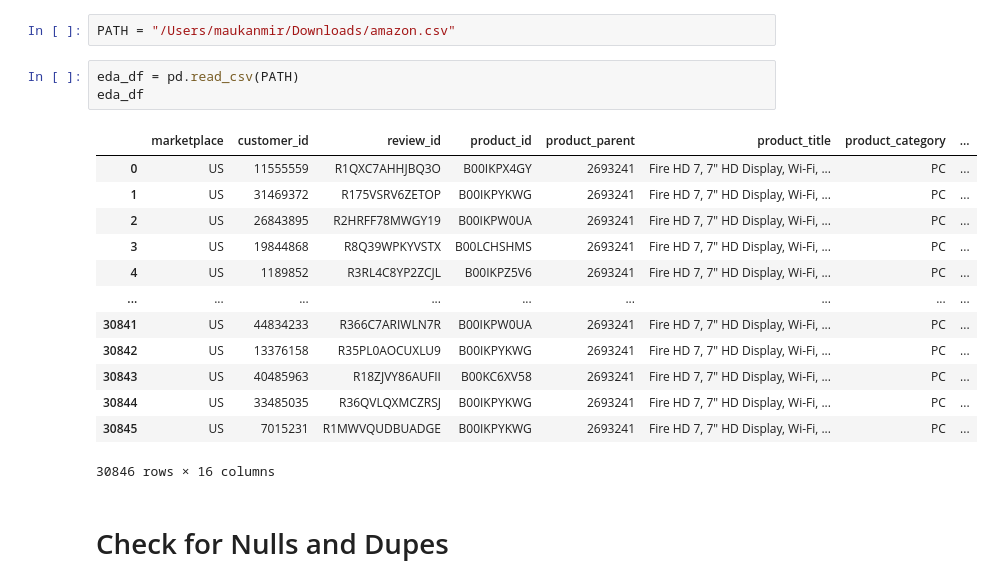
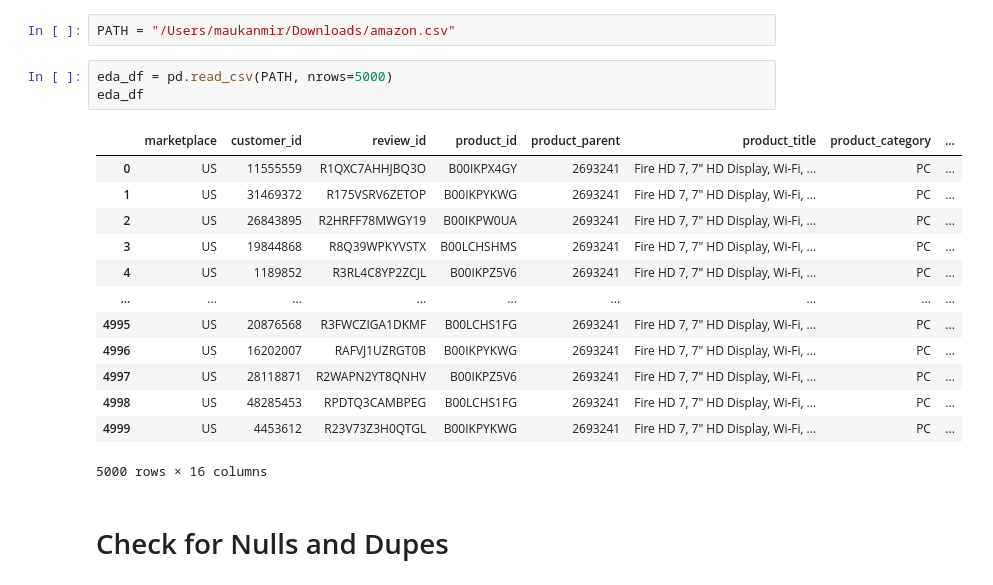
Before and after one commit to MaukanMir/Amaon-Product-Sentioment-Analysis, a Jupyter notebook: training.ipynb, the cells around one changed output. Drawn from its saved outputs; the diff is of its cells as text.

```diff
--- a/training.ipynb
+++ b/training.ipynb
@@ -196,22 +196,22 @@ def grid_search_selected_models(param_grid:dict,names:list, models:list, X:pd.Da
 # %%
 PATH = "/Users/maukanmir/Downloads/amazon.csv"
 # %%
-eda_df = pd.read_csv(PATH)
+eda_df = pd.read_csv(PATH, nrows=5000)
 eda_df
 # %% [output]
 |  | marketplace | customer_id | review_id | product_id | product_parent | product_title | product_category | ... |
 | 0 | US | 11555559 | R1QXC7AHHJBQ3O | B00IKPX4GY | 2693241 | Fire HD 7, 7" HD Display, Wi-Fi, ... | PC | ... |
 | 1 | US | 31469372 | R175VSRV6ZETOP | B00IKPYKWG | 2693241 | Fire HD 7, 7" HD Display, Wi-Fi, ... | PC | ... |
 | 2 | US | 26843895 | R2HRFF78MWGY19 | B00IKPW0UA | 2693241 | Fire HD 7, 7" HD Display, Wi-Fi, ... | PC | ... |
 | 3 | US | 19844868 | R8Q39WPKYVSTX | B00LCHSHMS | 2693241 | Fire HD 7, 7" HD Display, Wi-Fi, ... | PC | ... |
 | 4 | US | 1189852 | R3RL4C8YP2ZCJL | B00IKPZ5V6 | 2693241 | Fire HD 7, 7" HD Display, Wi-Fi, ... | PC | ... |
 | ... | ... | ... | ... | ... | ... | ... | ... | ... |
-| 30841 | US | 44834233 | R366C7ARIWLN7R | B00IKPW0UA | 2693241 | Fire HD 7, 7" HD Display, Wi-Fi, ... | PC | ... |
-| 30842 | US | 13376158 | R35PL0AOCUXLU9 | B00IKPYKWG | 2693241 | Fire HD 7, 7" HD Display, Wi-Fi, ... | PC | ... |
-| 30843 | US | 40485963 | R18ZJVY86AUFII | B00KC6XV58 | 2693241 | Fire HD 7, 7" HD Display, Wi-Fi, ... | PC | ... |
-| 30844 | US | 33485035 | R36QVLQXMCZRSJ | B00IKPYKWG | 2693241 | Fire HD 7, 7" HD Display, Wi-Fi, ... | PC | ... |
-| 30845 | US | 7015231 | R1MWVQUDBUADGE | B00IKPYKWG | 2693241 | Fire HD 7, 7" HD Display, Wi-Fi, ... | PC | ... |
+| 4995 | US | 20876568 | R3FWCZIGA1DKMF | B00LCHS1FG | 2693241 | Fire HD 7, 7" HD Display, Wi-Fi, ... | PC | ... |
+| 4996 | US | 16202007 | RAFVJ1UZRGT0B | B00IKPYKWG | 2693241 | Fire HD 7, 7" HD Display, Wi-Fi, ... | PC | ... |
+| 4997 | US | 28118871 | R2WAPN2YT8QNHV | B00IKPZ5V6 | 2693241 | Fire HD 7, 7" HD Display, Wi-Fi, ... | PC | ... |
+| 4998 | US | 48285453 | RPDTQ3CAMBPEG | B00LCHS1FG | 2693241 | Fire HD 7, 7" HD Display, Wi-Fi, ... | PC | ... |
+| 4999 | US | 4453612 | R23V73Z3H0QTGL | B00IKPYKWG | 2693241 | Fire HD 7, 7" HD Display, Wi-Fi, ... | PC | ... |
-30846 rows × 16 columns
+5000 rows × 16 columns
 # %% [markdown]
 # Check for Nulls and Dupes
 # %%
```
Also changed, not shown: parts of 10 cells of this notebook.
